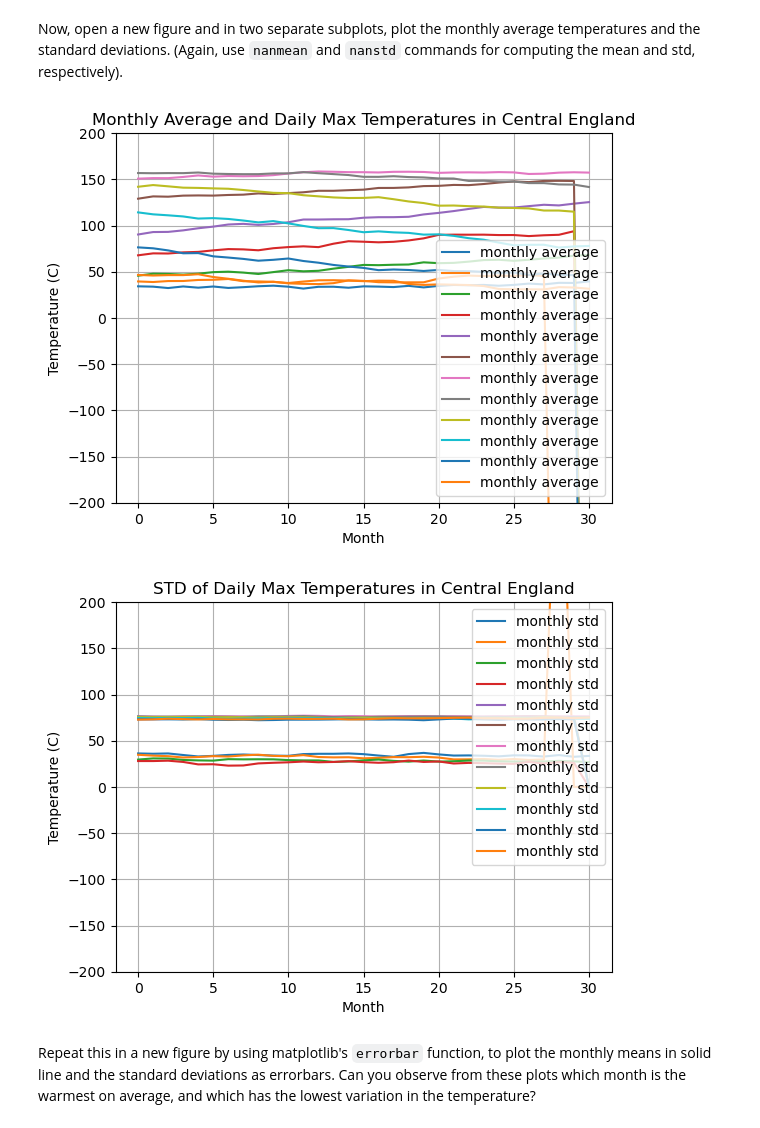
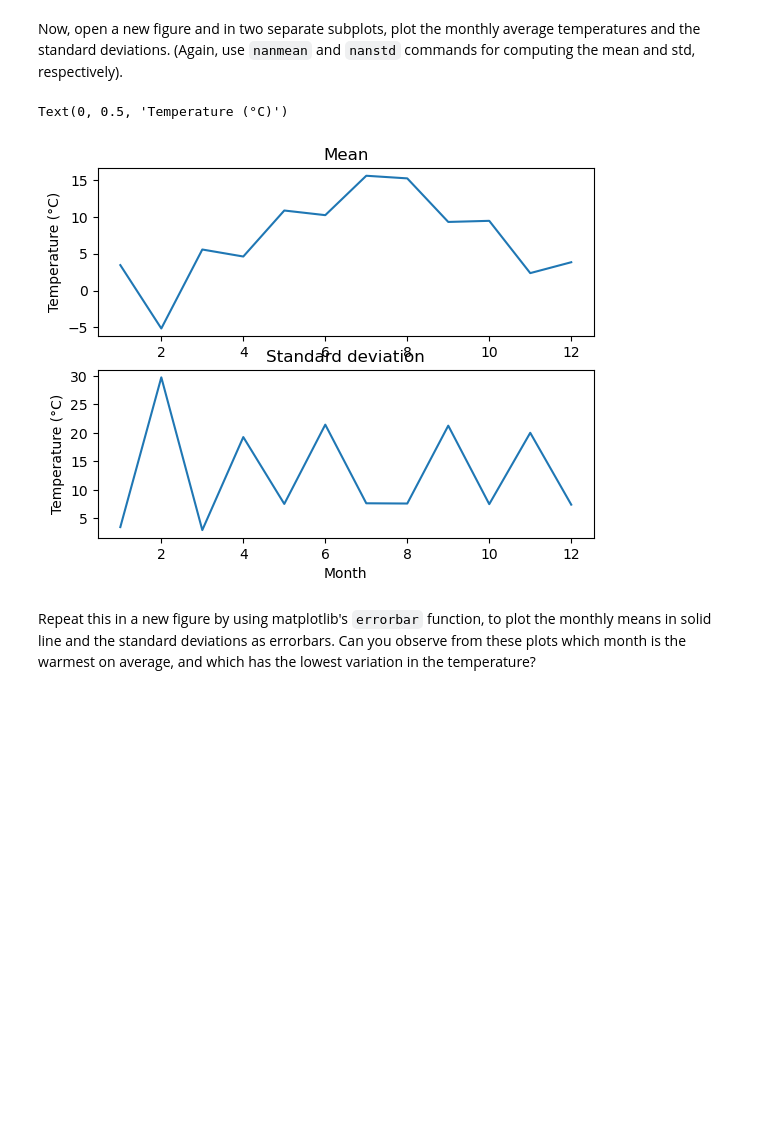
Before and after one commit to Hongze200532/Data-Science, a Jupyter notebook: Data Science_Week1/w1_lab2.ipynb, the cells around one changed output. Saved outputs shown, nothing was run; the diff lists cells and outputs as text; code cells hidden in the pictures; blank space fills up the shorter version.

````diff
--- a/Data Science_Week1/w1_lab2.ipynb
+++ b/Data Science_Week1/w1_lab2.ipynb
@@ -60,15 +59,11 @@ temp_matrix_first_10_rows :
 # %% [markdown]
 Temperature data contains outliers because some missing temperature values (some days in year 2022, also the 30th or 31st day of some months) had been originally filled as -99 degree Celsius. Find and replace these values by nan (Not a Number) variable.
 # %%
-temp = temp.replace(-99, np.nan)
+temp[temp < -80] = float('nan')
 # %% [markdown]
 Use numpy's ```reshape``` command to reshape data into a 3D array: first coordinate days, second years, third months. Let every month have 31 days (as currently set by the raw data). Note that you need to format your data as a numpy array first. Find more information about reshaping here: https://numpy.org/doc/stable/reference/generated/numpy.reshape.html
 # %%
-temp_np = temp.to_numpy()
-num_days = 31
-num_years = temp_np.shape[0] // num_days
-num_months = 12
-temp_3D = temp_np.reshape((num_years,num_days,num_months))
+temp = temp.to_numpy().reshape((31, len(years), 12), order='F')
 # %% [markdown]
 # Marginalisation
 # %% [markdown]
@@ -103,32 +98,26 @@ plt.show()
 Now, open a new figure and in two separate subplots, plot the monthly average temperatures and the standard deviations. (Again, use ```nanmean``` and ```nanstd``` commands for computing the mean and std, respectively).
 # %%
 # Compute mean and STD using omitnan option
-monthly_mean = np.nanmean(temp_3D,axis=0)
-monthly_std  = np.nanstd(temp_3D,axis=0)
-# plot Mean and STD separately
-# Monthly_mean Fig.1
-plt.figure()
-plt.plot(monthly_mean,'-',label='monthly average')
-plt.xlabel('Month')
-plt.ylabel('Temperature (C)')
-plt.ylim(-200,200)
-plt.title('Monthly Average and Daily Max Temperatures in Central England')
-plt.legend()
-plt.grid()
-plt.show()
-# Monthly_std Fig.2
-plt.figure()
-plt.plot(monthly_std,'-',label='monthly std')
-plt.xlabel('Month')
-plt.ylabel('Temperature (C)')
-plt.ylim(-200,200)
-plt.title('STD of Daily Max Temperatures in Central England')
-plt.legend()
-plt.grid()
-plt.show()
+Mean    = np.nanmean(temp, (0, 1))
+Mean    = np.squeeze(Mean);
+
+STD    = np.nanstd(temp, axis = (0, 1), ddof = 1)
+STD    = np.squeeze(STD)
+
+#--option 1: plot Mean and STD separately
+fig2, (ax2, ax3) = plt.subplots(2)
+ax2.plot(np.array(range(1,13)), Mean)
+ax2.set_title('Mean')
+# ax2.set_xlabel('Month')
+ax2.set_ylabel('Temperature (°C)')
+
+ax3.plot(np.array(range(1,13)), STD)
+ax3.set_title('Standard deviation')
+ax3.set_xlabel('Month')
+ax3.set_ylabel('Temperature (°C)')
 # %% [output]
+Text(0, 0.5, 'Temperature (°C)')
-[figure, old version]
+[figure, new version]
-[figure, removed]
 # %% [markdown]
 Repeat this in a new figure by using matplotlib's ```errorbar``` function, to plot the monthly means in solid line and the standard deviations as errorbars. Can you observe from these plots which month is the warmest on average, and which has the lowest variation in the temperature?
 # %%
````
Also changed, not shown: parts of 7 cells of this notebook.
